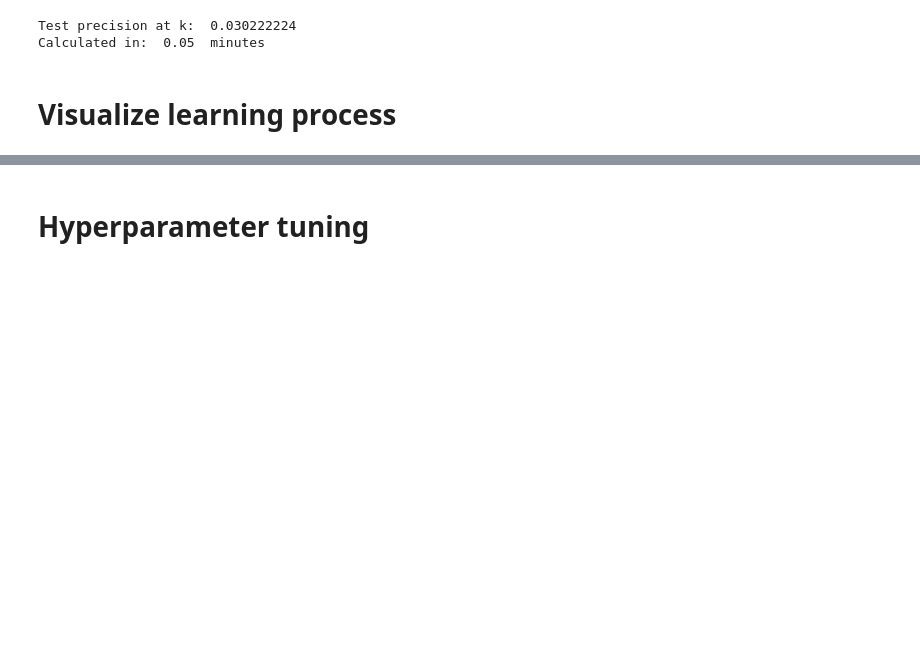
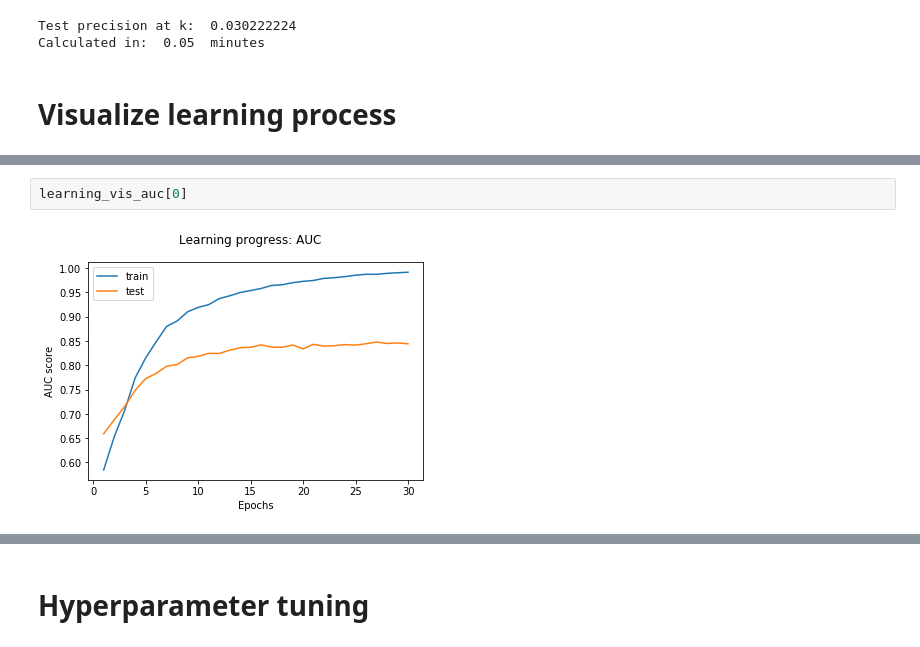
Before and after one commit to Konstantin-Orlovskiy/MSc-Project-Ecommerce, a Jupyter notebook: RetailRocket_Orgnl/Experimenting.ipynb, the cells around one changed output, grey strips where cells are left out. Saved outputs shown, nothing was run; the diff lists cells and outputs as text; blank space fills up the shorter version.

```diff
--- a/RetailRocket_Orgnl/Experimenting.ipynb
+++ b/RetailRocket_Orgnl/Experimenting.ipynb
@@ -892,0 +897,4 @@ learning_vis_auc(train, test, item_features, 100)
+# %%
+learning_vis_auc[0]
+# %% [output]
+[figure, added]
```
Also changed, not shown: parts of 21 cells of this notebook, 1 other file.
